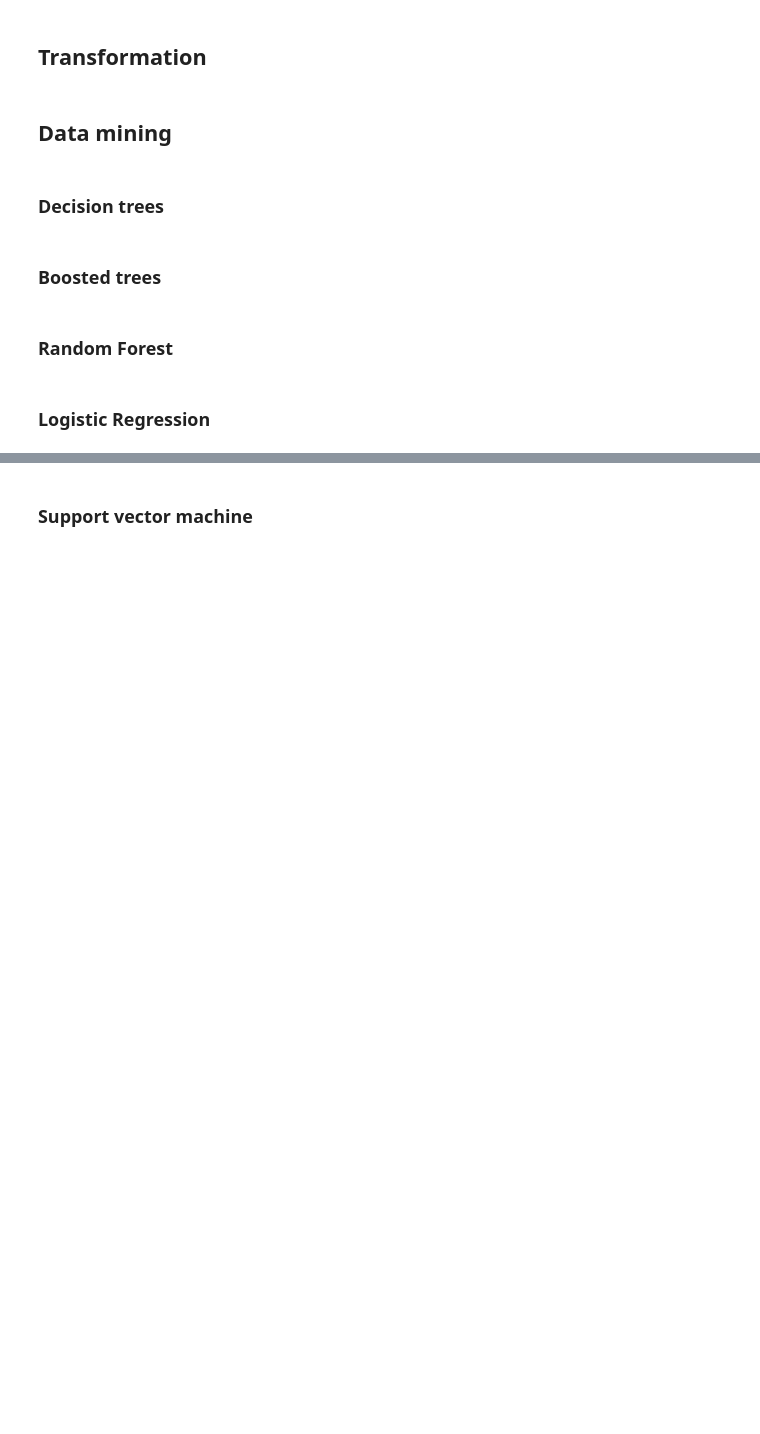
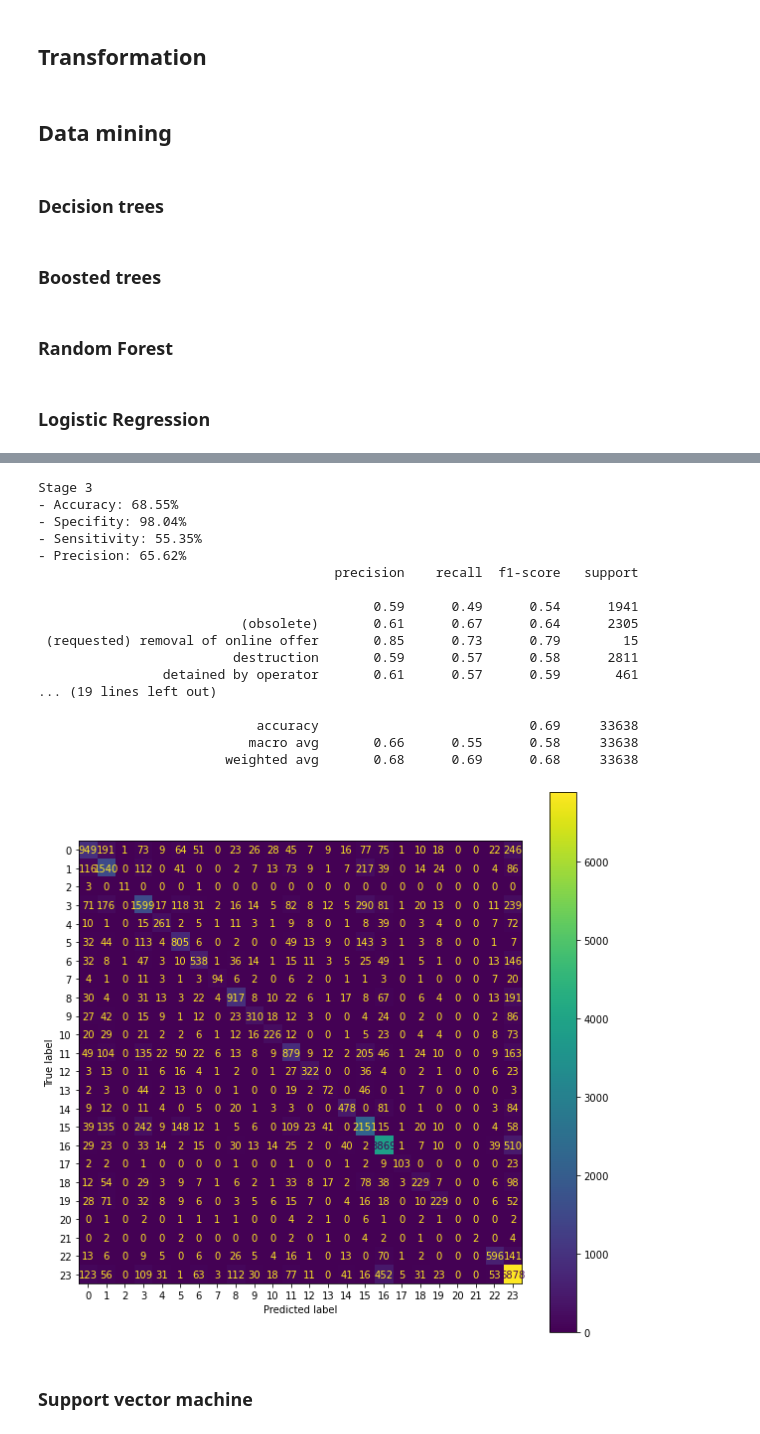
Before and after one commit to FernandoPerezLara/RASFF-predictions-dashboard, a Jupyter notebook: algorithms.ipynb, the cells around one changed output, grey strips where cells are left out. Saved outputs shown, nothing was run; the diff lists cells and outputs as text; code cells hidden in the pictures; blank space fills up the shorter version.

```diff
--- a/algorithms.ipynb
+++ b/algorithms.ipynb
@@ -416,6 +446,25 @@ stage2.classifier.Random_forest.get_metrics()
 # %%
 print("Stage 3")
-stage3.classifier.Random_forest.get_metrics()
+stage3.classifier.Logistic_regression.get_metrics()
+# %% [output]
+Stage 3
+- Accuracy: 68.55%
+- Specifity: 98.04%
+- Sensitivity: 55.35%
+- Precision: 65.62%
+                                      precision    recall  f1-score   support
+
+                                           0.59      0.49      0.54      1941
+                          (obsolete)       0.61      0.67      0.64      2305
+ (requested) removal of online offer       0.85      0.73      0.79        15
+                         destruction       0.59      0.57      0.58      2811
+                detained by operator       0.61      0.57      0.59       461
+... (19 lines left out)
+
+                            accuracy                           0.69     33638
+                           macro avg       0.66      0.55      0.58     33638
+                        weighted avg       0.68      0.69      0.68     33638
+[figure, added]
 # %% [markdown]
 ### Support vector machine
 # %%
```
Also changed, not shown: parts of 7 cells of this notebook.
